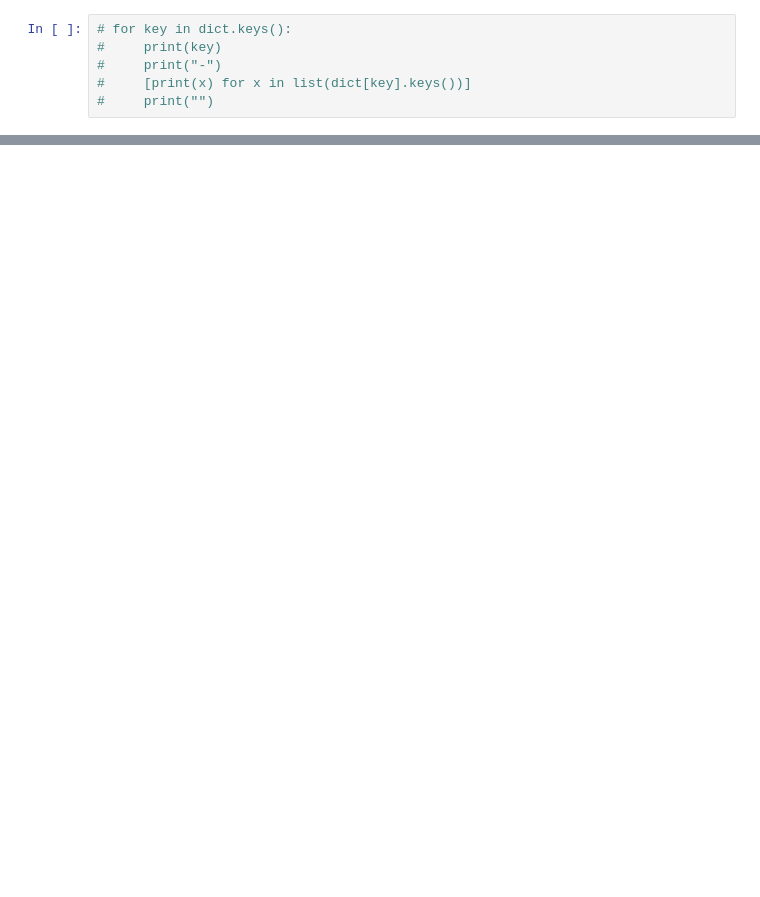
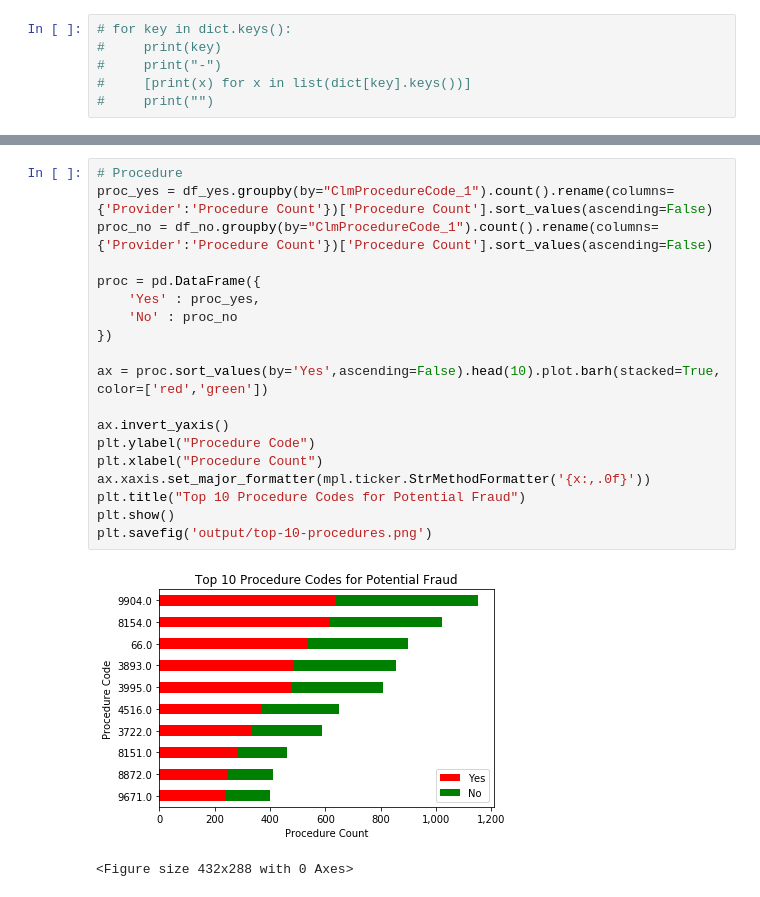
Before and after one commit to kpessa/Project-2-ETL, a Jupyter notebook: kurt.ipynb, the cells around one changed output, grey strips where cells are left out. Drawn from its saved outputs; the diff is of its cells as text; blank space fills up the shorter version.

```diff
--- a/kurt.ipynb
+++ b/kurt.ipynb
@@ -61,0 +81,22 @@ Name: Provider, Length: 558211, dtype: object
+# %%
+# Procedure
+proc_yes = df_yes.groupby(by="ClmProcedureCode_1").count().rename(columns={'Provider':'Procedure Count'})['Procedure Count'].sort_values(ascending=False)
+proc_no = df_no.groupby(by="ClmProcedureCode_1").count().rename(columns={'Provider':'Procedure Count'})['Procedure Count'].sort_values(ascending=False)
+
+proc = pd.DataFrame({
+    'Yes' : proc_yes,
+    'No' : proc_no
+})
+
+ax = proc.sort_values(by='Yes',ascending=False).head(10).plot.barh(stacked=True, color=['red','green'])
+
+ax.invert_yaxis()
+plt.ylabel("Procedure Code")
+plt.xlabel("Procedure Count")
+ax.xaxis.set_major_formatter(mpl.ticker.StrMethodFormatter('{x:,.0f}'))
+plt.title("Top 10 Procedure Codes for Potential Fraud")
+plt.show()
+plt.savefig('output/top-10-procedures.png')
+# %% [output]
+[figure, added]
+<Figure size 432x288 with 0 Axes>
```
Also changed, not shown: parts of 6 cells of this notebook, 2 other files.
